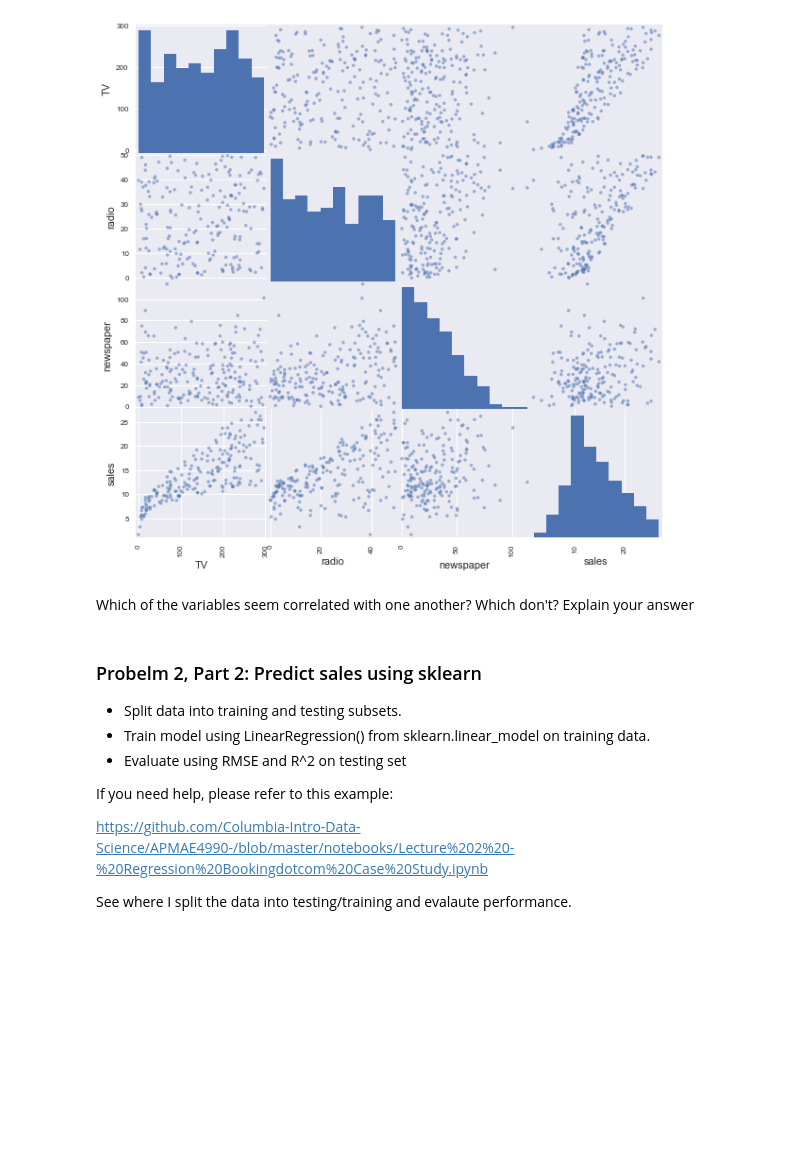
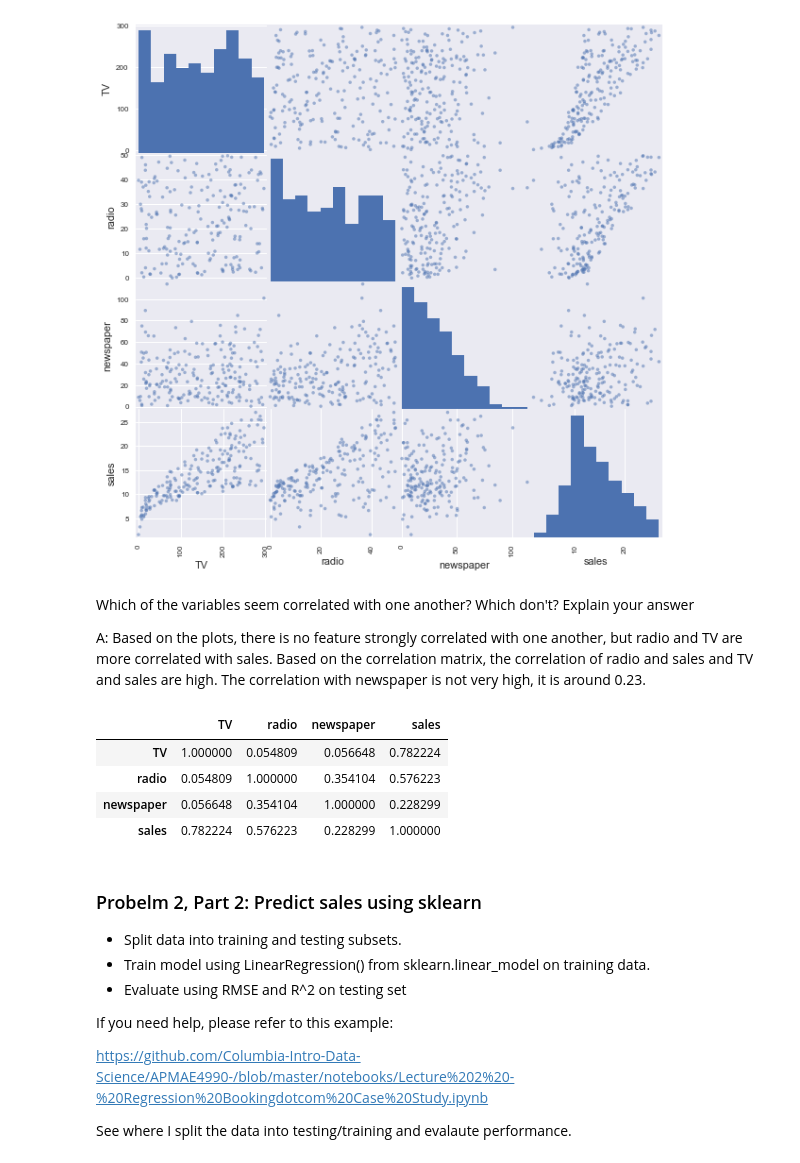
Before and after one commit to Columbia-Intro-Data-Science/python-introduction-zh2290, a Jupyter notebook: HW1.ipynb, the cells around one changed output. Cells and saved outputs as stored; diff of their text form; code cells hidden in the pictures; blank space fills up the shorter version.

```diff
--- a/HW1.ipynb
+++ b/HW1.ipynb
@@ -95,8 +95,18 @@ scatter_matrix(df,figsize=(10,10))
 plt.show()
 # %% [output]
 [figure]
-# %% [markdown]
-Which of the variables seem correlated with one another? Which don't? Explain your answer
+# %% [markdown]
+Which of the variables seem correlated with one another? Which don't? Explain your answer
+
+A: Based on the plots, there is no feature strongly correlated with one another, but radio and TV are more correlated with sales. Based on the correlation matrix, the correlation of radio and sales and TV and sales are high. The correlation with newspaper is not very high, it is around 0.23.
+# %%
+df.corr()
+# %% [output]
+|  | TV | radio | newspaper | sales |
+| TV | 1.000000 | 0.054809 | 0.056648 | 0.782224 |
+| radio | 0.054809 | 1.000000 | 0.354104 | 0.576223 |
+| newspaper | 0.056648 | 0.354104 | 1.000000 | 0.228299 |
+| sales | 0.782224 | 0.576223 | 0.228299 | 1.000000 |
 # %% [markdown]
 ### Probelm 2, Part 2: Predict sales using sklearn
 
```
Also changed, not shown: parts of 14 cells of this notebook.
